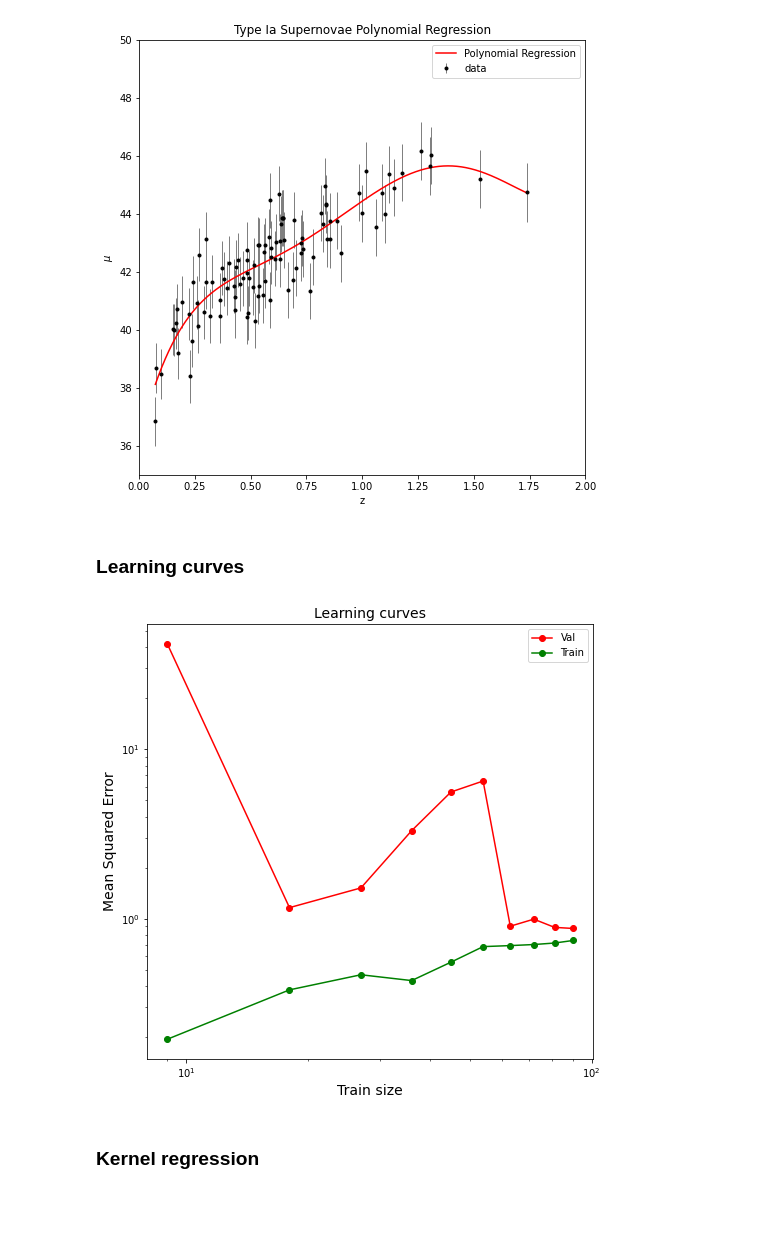
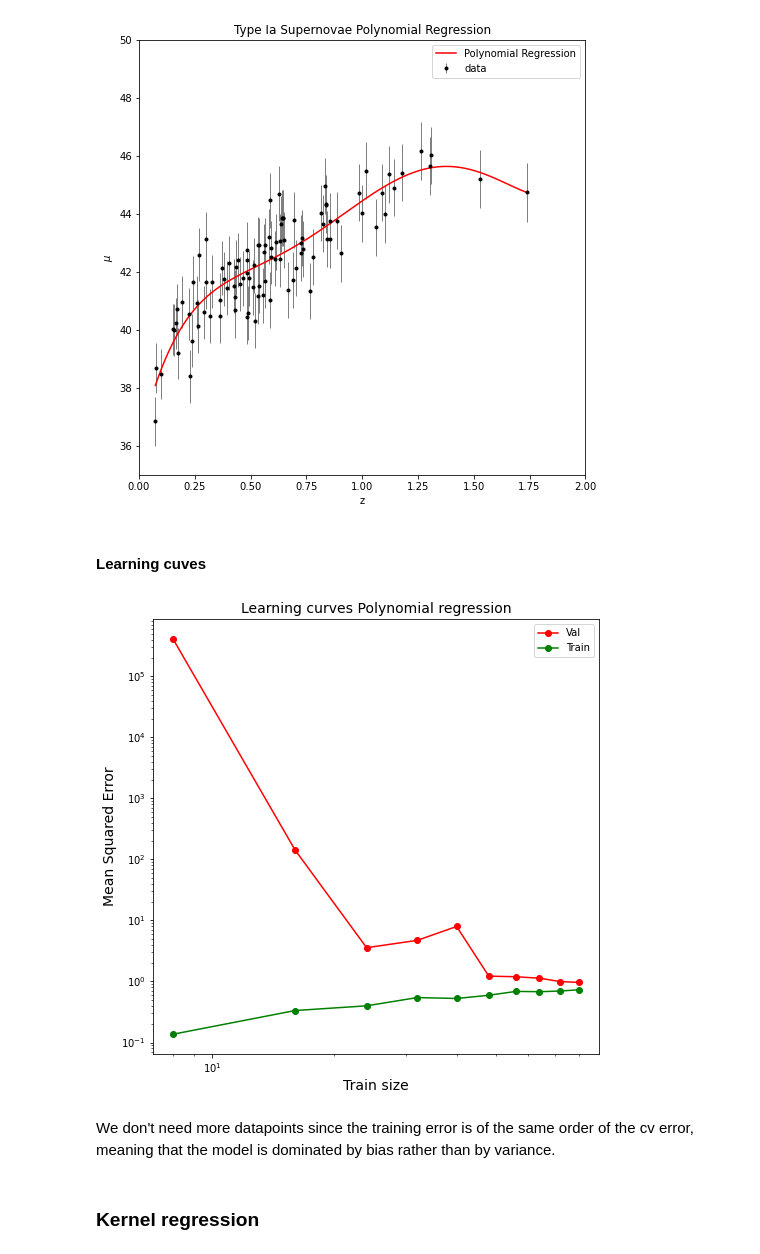
Before and after one commit to ludovicobizzarri/astrostatistics_bicocca_2024, a Jupyter notebook: working/Lesson 17/Supernovae distances and redshift.ipynb, the cells around one changed output. Drawn from its saved outputs; the diff is of its cells as text; code cells hidden in the pictures; blank space fills up the shorter version.

```diff
--- a/working/Lesson 17/Supernovae distances and redshift.ipynb
+++ b/working/Lesson 17/Supernovae distances and redshift.ipynb
@@ -146,7 +146,7 @@ fig,axis = plt.subplots(ncols=ncols,nrows=nrows,figsize=(ncols*8,nrows*8))
 
 for n,ax in zip(n_degree,axis.flatten()):
     model = PolynomialRegression(n)
-    model.fit(X,y)
+    model.fit(X,y,dy)
     y_pred = model.predict(X_grid)
 
     ax.plot(X_grid,y_pred,label='%i-degree polynomial regression'%n,color='C%i'%n)
@@ -332,7 +313,7 @@ Best n_deg: 5
 # %%
-model_best_loo = PolynomialRegression(np.argmin(norm_err_cv)+1)
+model_best_loo = PolynomialRegression(n_degree[np.argmin(err_cv)])
 
-model_best_loo.fit(X,y)
+model_best_loo.fit(X,y,dy)
 
 y_pred_best_loo = model_best_loo.predict(X_grid)
 
@@ -350,31 +331,32 @@ plt.legend()
 <matplotlib.legend.Legend at 0x...>
 [figure]
 # %% [markdown]
-### Learning curves
+#### Learning cuves
 # %%
 final_best_deg = 5
 # %%
 # model
 pol_reg = PolynomialRegression(final_best_deg)
 
 # learning curves
-train_sizes, train_scores_linreg, test_scores_linreg = \
-    learning_curve(pol_reg, X, y, train_sizes=np.linspace(0.1, 1, 10), \
-    scoring="neg_mean_squared_error", cv=10)
+train_sizes, train_scores_linreg, test_scores_linreg = learning_curve(pol_reg, X, y, train_sizes=np.linspace(0.1, 1, 10),cv=5,
+                                                                      scoring="neg_mean_squared_error")#Root mean squared error regression loss
 
 fig = plt.figure(figsize=(8, 8))
 
-plt.plot(train_sizes, -test_scores_linreg.mean(1), 'o-', color="r", label="Val")
-plt.plot(train_sizes, -train_scores_linreg.mean(1), 'o-', color="g", label="Train")
+plt.plot(train_sizes, -test_scores_linreg.mean(axis=1), 'o-', color="r", label="Val")
+plt.plot(train_sizes, -train_scores_linreg.mean(axis=1), 'o-', color="g", label="Train")
 
 plt.xlabel("Train size",fontsize=14)
 plt.ylabel("Mean Squared Error",fontsize=14)
-plt.title('Learning curves',fontsize=14)
+plt.title('Learning curves Polynomial regression',fontsize=14)
 plt.legend(loc="best")
 #plt.ylim(0,200)
 plt.xscale('log')
 plt.yscale('log')
 # %% [output]
-[figure, old version]
+[figure, new version]
+# %% [markdown]
+We don't need more datapoints since the training error is of the same order of the cv error, meaning that the model is dominated by bias rather than by variance.
 # %% [markdown]
 ### Kernel regression
```
Also changed, not shown: parts of 20 cells of this notebook.
